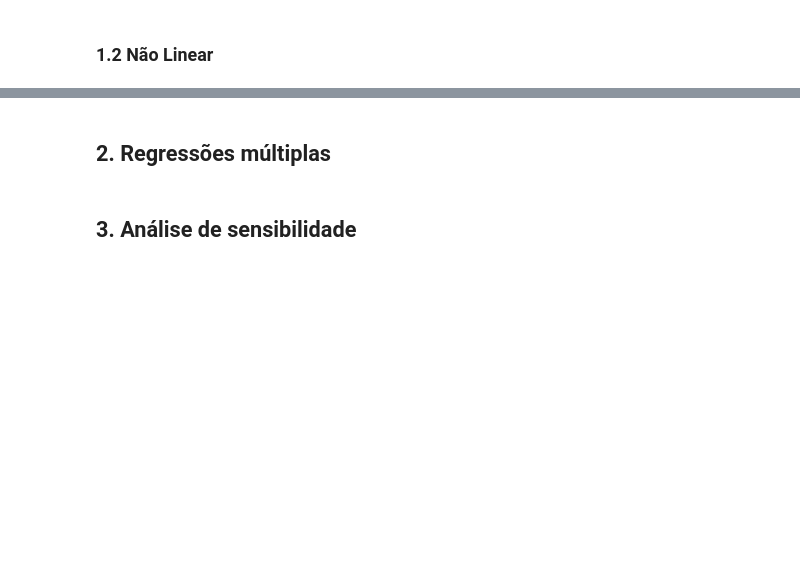
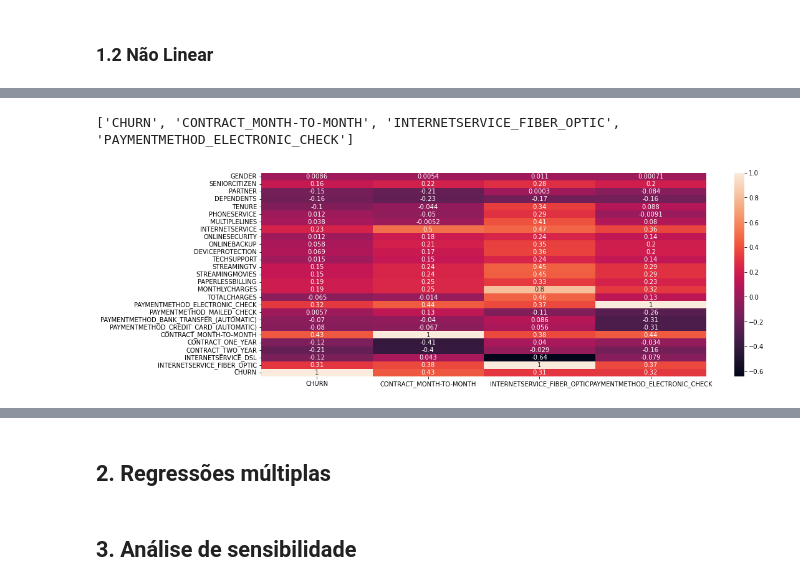
Before and after one commit to rycardyo/DashBoards, a Jupyter notebook: notebooks/correlacoes.ipynb, the cells around one changed output, grey strips where cells are left out. Cells and saved outputs as stored; diff of their text form; code cells hidden in the pictures; blank space fills up the shorter version.

```diff
--- a/notebooks/correlacoes.ipynb
+++ b/notebooks/correlacoes.ipynb
@@ -219,6 +281,7 @@ Name: count, dtype: int64
-# %%
-dict_internet = {'Fiber optic' :  0,
-'DSL' :  1,
-'No' :  2 }
-
-df_categorical.InternetService = df['InternetService'].apply(lambda x: dict_internet[x])
+# %%
+p_value_threshold = 0.3
+pear_corr = df_categorical.iloc[:,1:].corr(method='spearman')
+filtra_heatmap(p_value_threshold, df_corr=pear_corr)
+# %% [output]
+['CHURN', 'CONTRACT_MONTH-TO-MONTH', 'INTERNETSERVICE_FIBER_OPTIC', 'PAYMENTMETHOD_ELECTRONIC_CHECK']
+[figure, added]
```
Also changed, not shown: parts of 31 cells of this notebook.
